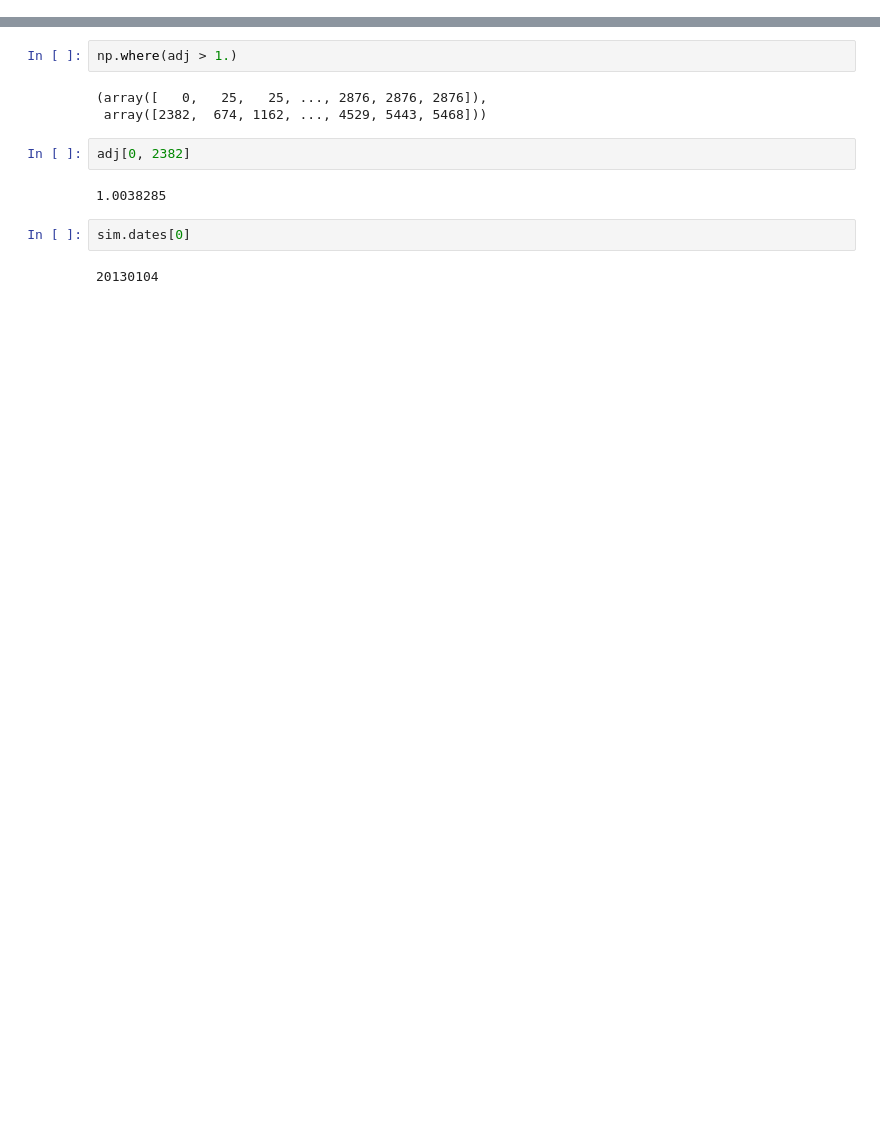
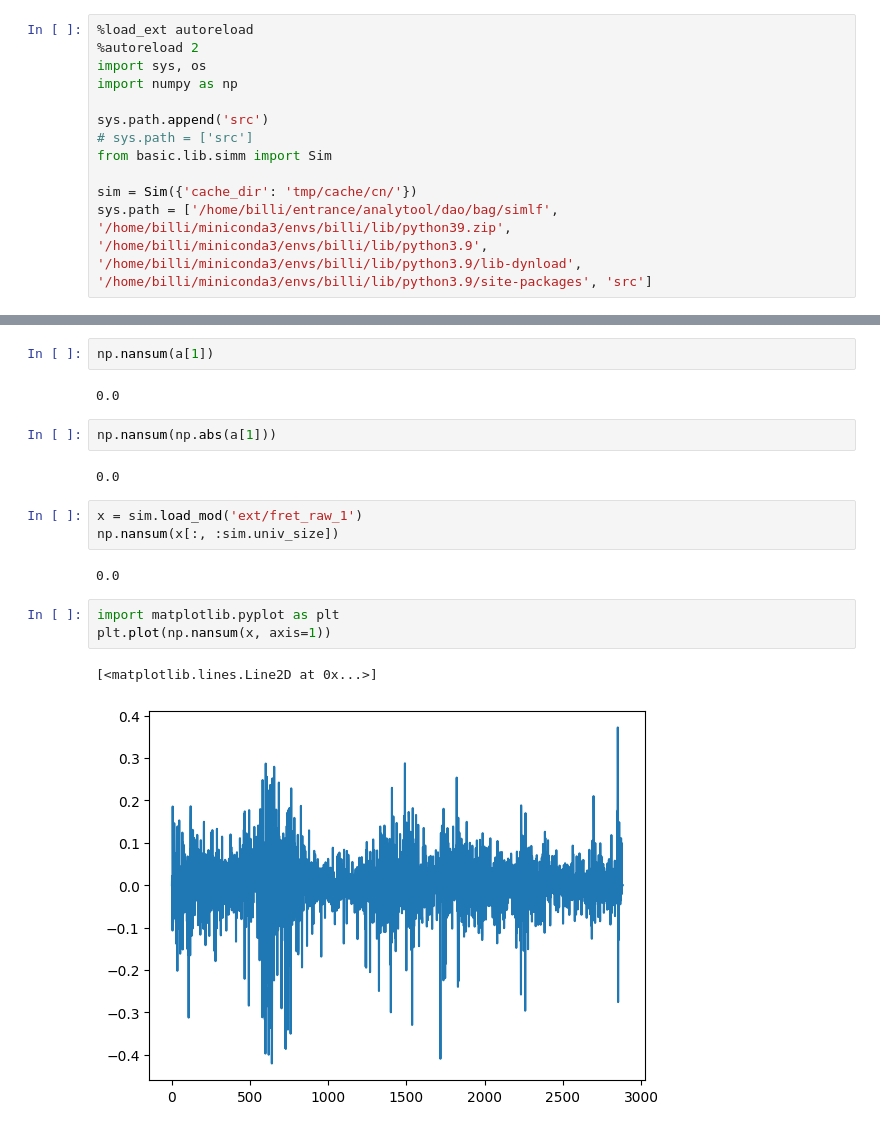
Before and after one commit to joelyu0913/bag, a Jupyter notebook: simlf/test.ipynb, the cells around one changed output, grey strips where cells are left out. Drawn from its saved outputs; the diff is of its cells as text; blank space fills up the shorter version.

```diff
--- a/simlf/test.ipynb
+++ b/simlf/test.ipynb
@@ -7,0 +1,12 @@ from basic.lib.simm import Sim
+# %%
+%load_ext autoreload
+%autoreload 2
+import sys, os
+import numpy as np
+
+sys.path.append('src')
+# sys.path = ['src']
+from basic.lib.simm import Sim
+
+sim = Sim({'cache_dir': 'tmp/cache/cn/'})
+sys.path = ['/home/billi/entrance/analytool/dao/bag/simlf',  '/home/billi/miniconda3/envs/billi/lib/python39.zip', '/home/billi/miniconda3/envs/billi/lib/python3.9', '/home/billi/miniconda3/envs/billi/lib/python3.9/lib-dynload', '/home/billi/miniconda3/envs/billi/lib/python3.9/site-packages', 'src']
@@ -14,13 +55,19 @@ AttributeError: module 'prophet.train' has no attribute 'run'
 # %%
-np.where(adj > 1.)
+np.nansum(a[1])
 # %% [output]
-(array([   0,   25,   25, ..., 2876, 2876, 2876]),
- array([2382,  674, 1162, ..., 4529, 5443, 5468]))
+0.0
-# %%
-adj[0, 2382]
-# %% [output]
-1.0038285
-# %%
-sim.dates[0]
-# %% [output]
-20130104
+# %%
+np.nansum(np.abs(a[1]))
+# %% [output]
+0.0
+# %%
+x = sim.load_mod('ext/fret_raw_1')
+np.nansum(x[:, :sim.univ_size])
+# %% [output]
+0.0
+# %%
+import matplotlib.pyplot as plt
+plt.plot(np.nansum(x, axis=1))
+# %% [output]
+[<matplotlib.lines.Line2D at 0x...>]
+[figure, added]
```
Also changed, not shown: parts of 7 cells of this notebook, 8 other files.
